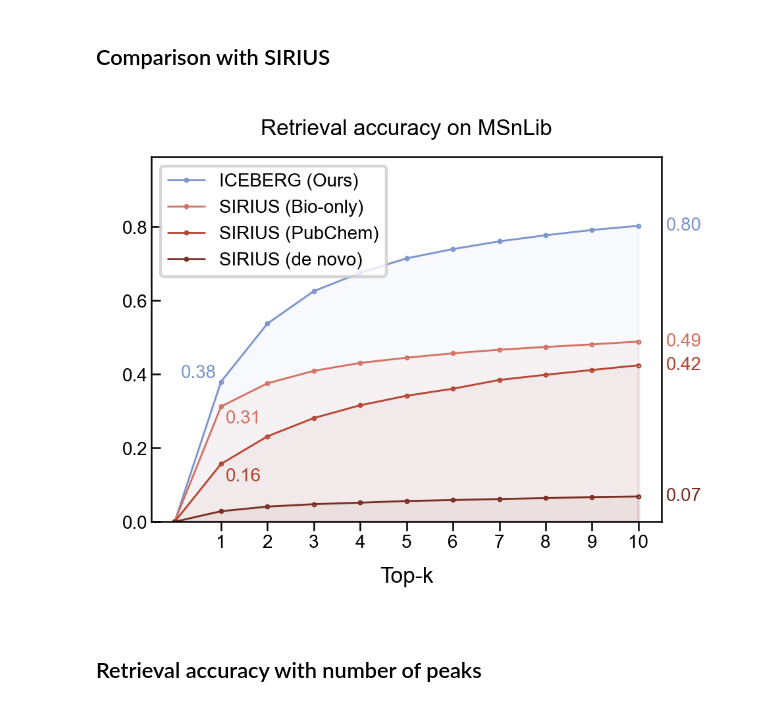
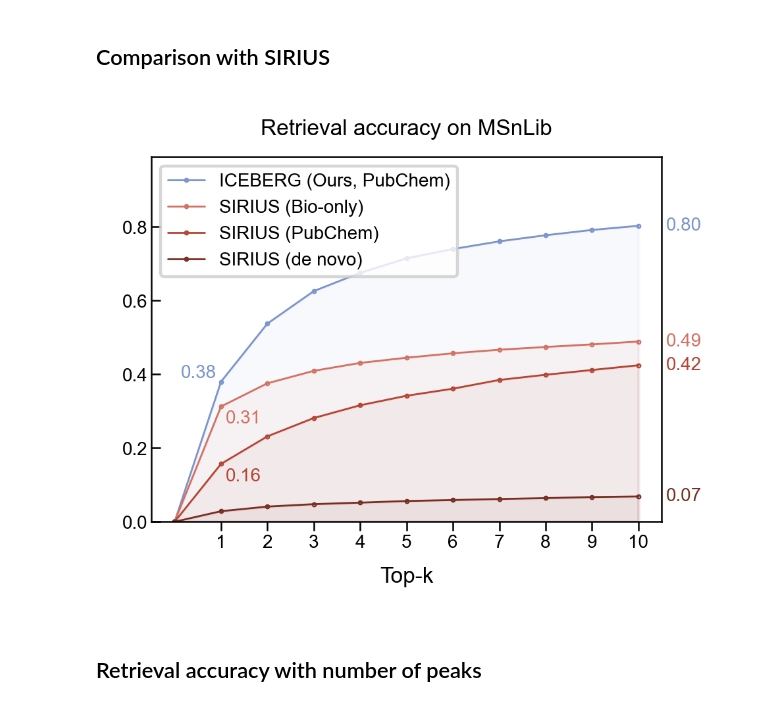
Before and after one commit to coleygroup/ms-pred, a Jupyter notebook: notebooks/iceberg_2025_biorxiv/iceberg_fig_quantitative.ipynb, the cells around one changed output. Saved outputs shown, nothing was run; the diff lists cells and outputs as text; code cells hidden in the pictures.

Commit message:
nature methods submission

```diff
--- a/notebooks/iceberg_2025_biorxiv/iceberg_fig_quantitative.ipynb
+++ b/notebooks/iceberg_2025_biorxiv/iceberg_fig_quantitative.ipynb
@@ -1248,7 +1411,7 @@ markersize = 0.8
 fig, ax = plt.subplots(1, 1, figsize=(2.5, 1.8), dpi=400)
 
 # ICEBERG
-ax.plot(k, iceberg_acc, linewidth=linewidth, marker=marker, markersize=markersize, color=method_colors[iceberg_name], label=iceberg_name)
+ax.plot(k, iceberg_acc, linewidth=linewidth, marker=marker, markersize=markersize, color=method_colors[iceberg_name], label="ICEBERG (Ours, PubChem)")
 ax.fill_between(k, np.zeros_like(iceberg_acc), iceberg_acc, color=method_colors[iceberg_name], alpha=0.05)
 
 # SIRIUS bio-only
@@ -1263,34 +1426,34 @@ ax.fill_between(k, np.zeros_like(sirius_acc), sirius_acc, color=method_colors[si
 ax.plot(k, sirius_acc_denovo, linewidth=linewidth, marker=marker, markersize=markersize, color=method_colors[sirius_denovo_name], label=sirius_denovo_name)
 ax.fill_between(k, np.zeros_like(sirius_acc_denovo), sirius_acc_denovo, color=method_colors[sirius_denovo_name], alpha=0.05)
 
 # Annotate first & last
 ax.text(k[1]-0.1, iceberg_acc[1]+0.01, f"{iceberg_acc[1]:.2f}", color=method_colors[iceberg_name],
         horizontalalignment="right", fontsize=5)
 ax.text(k[-1]+0.6, iceberg_acc[-1], f"{iceberg_acc[-1]:.2f}", color=method_colors[iceberg_name],
         horizontalalignment="left", verticalalignment="center", fontsize=5)
 ax.text(k[1]+0.1, sirius_acc_bioonly[1]-0.01, f"{sirius_acc_bioonly[1]:.2f}", color=method_colors[sirius_bioonly_name],
         horizontalalignment="left", verticalalignment="top", fontsize=5)
 ax.text(k[-1]+0.6, sirius_acc_bioonly[-1], f"{sirius_acc_bioonly[-1]:.2f}", color=method_colors[sirius_bioonly_name],
         horizontalalignment="left", verticalalignment="center", fontsize=5)
 ax.text(k[1]+0.1, sirius_acc[1]-0.01, f"{sirius_acc[1]:.2f}", color=method_colors[sirius_name],
         horizontalalignment="left", verticalalignment="top", fontsize=5)
 ax.text(k[-1]+0.6, sirius_acc[-1], f"{sirius_acc[-1]:.2f}", color=method_colors[sirius_name],
         horizontalalignment="left", verticalalignment="center", fontsize=5)
 ax.text(k[-1]+0.6, sirius_acc_denovo[-1], f"{sirius_acc_denovo[-1]:.2f}", color=method_colors[sirius_denovo_name],
         horizontalalignment="left", verticalalignment="center", fontsize=5)
 
 ax.set_xlabel("Top-k", fontfamily="arial")
 ax.set_title("Retrieval accuracy on MSnLib")
 ax.set_xticks(k[1:])
 ax.set_xlim(-0.5, 10.5)
 ax.set_ylim(0, 0.99)
 ax.legend(fontsize=5)
 
 fig.savefig(
     results_folder / "compare_w_sirius.pdf", bbox_inches="tight", transparent=True
 )
 # %% [output]
-[figure, old version]
+[figure, new version]
 # %% [markdown]
 ## Retrieval accuracy with number of peaks
 # %%
```
Also changed, not shown: parts of 8 cells of this notebook, 2 other files.
